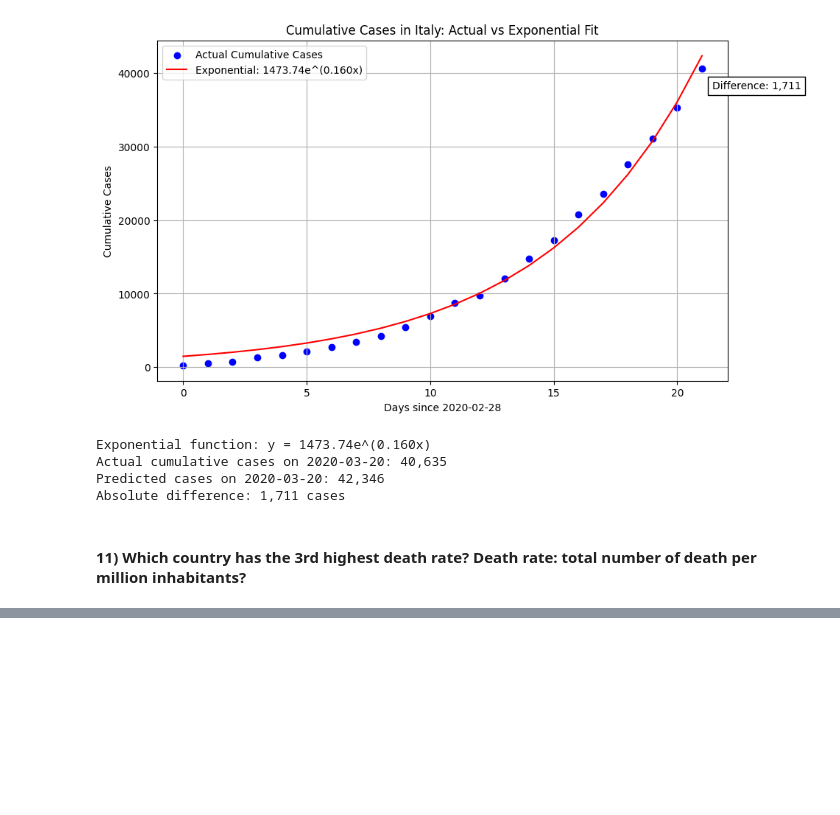
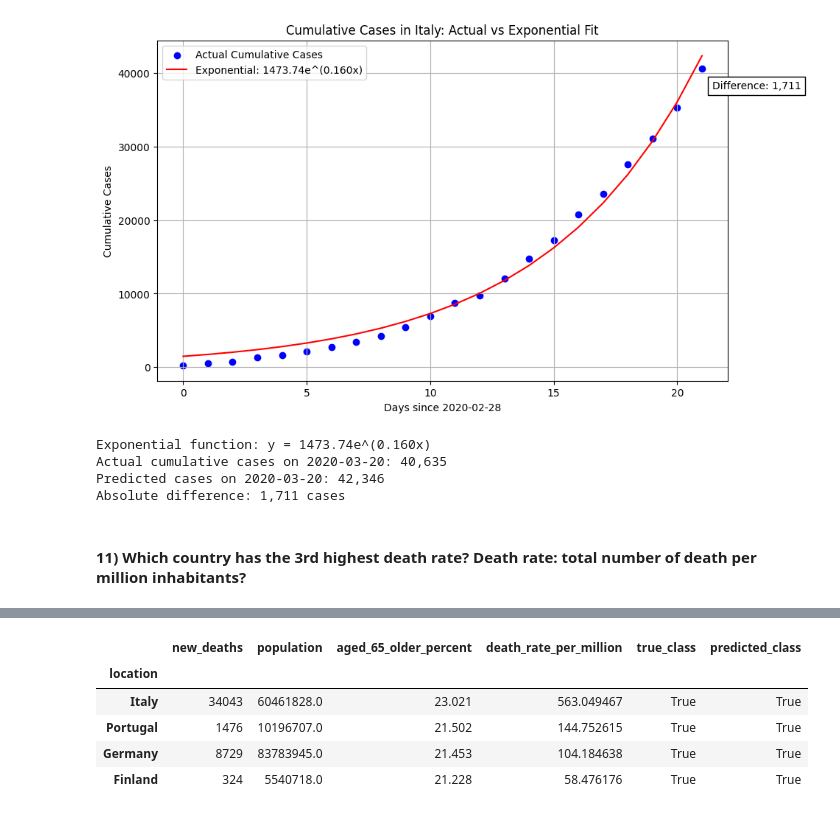
Before and after one commit to Echooed/cardio_cov, a Jupyter notebook: notebooks/cardio_cov_data_cleaning_new.ipynb, the cells around one changed output, grey strips where cells are left out. Drawn from its saved outputs; the diff is of its cells as text; code cells hidden in the pictures; blank space fills up the shorter version.

```diff
--- a/notebooks/cardio_cov_data_cleaning_new.ipynb
+++ b/notebooks/cardio_cov_data_cleaning_new.ipynb
@@ -1087,0 +1179,12 @@ Absolute difference: 1,711 cases
+# %%
+# Filter rows where both 'true_class' and 'predicted_class' are True
+death_rate_f1 = death_rate_dropna.loc[(death_rate_dropna['true_class'] == True) & (death_rate_dropna['predicted_class'] == True)]
+# %%
+death_rate_f1
+# %% [output]
+|  | new_deaths | population | aged_65_older_percent | death_rate_per_million | true_class | predicted_class |
+| location |  |  |  |  |  |  |
+| Italy | 34043 | 60461828.0 | 23.021 | 563.049467 | True | True |
+| Portugal | 1476 | 10196707.0 | 21.502 | 144.752615 | True | True |
+| Germany | 8729 | 83783945.0 | 21.453 | 104.184638 | True | True |
+| Finland | 324 | 5540718.0 | 21.228 | 58.476176 | True | True |
```
Also changed, not shown: parts of 10 cells of this notebook.
